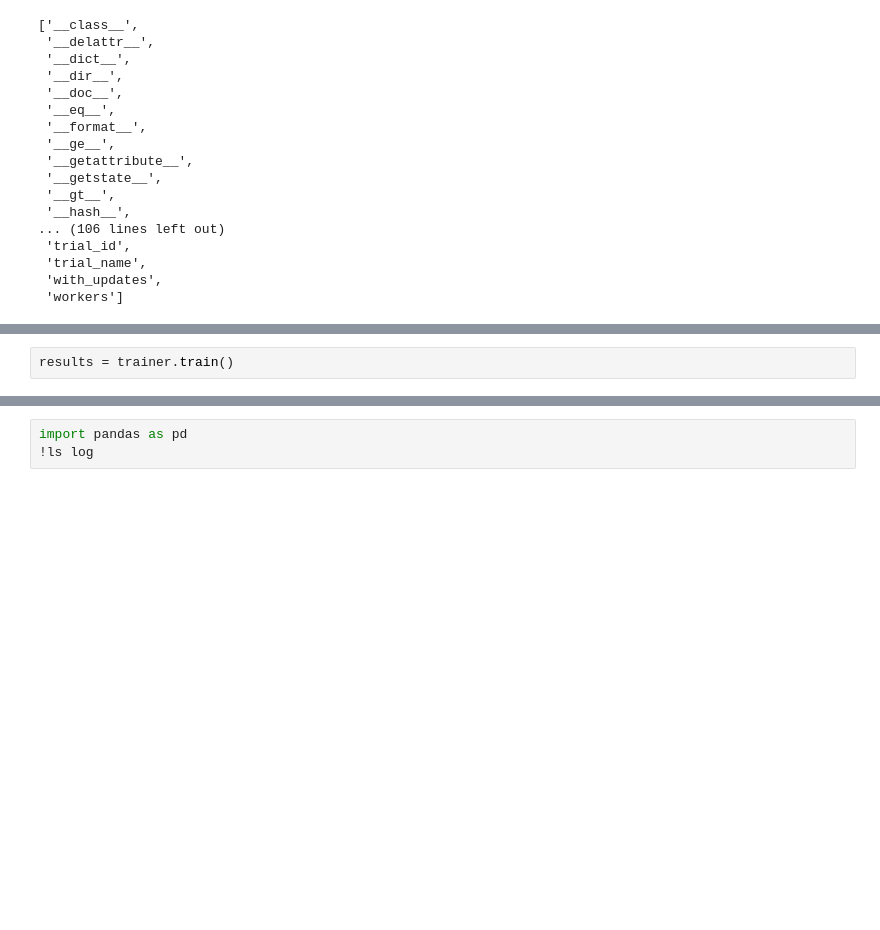
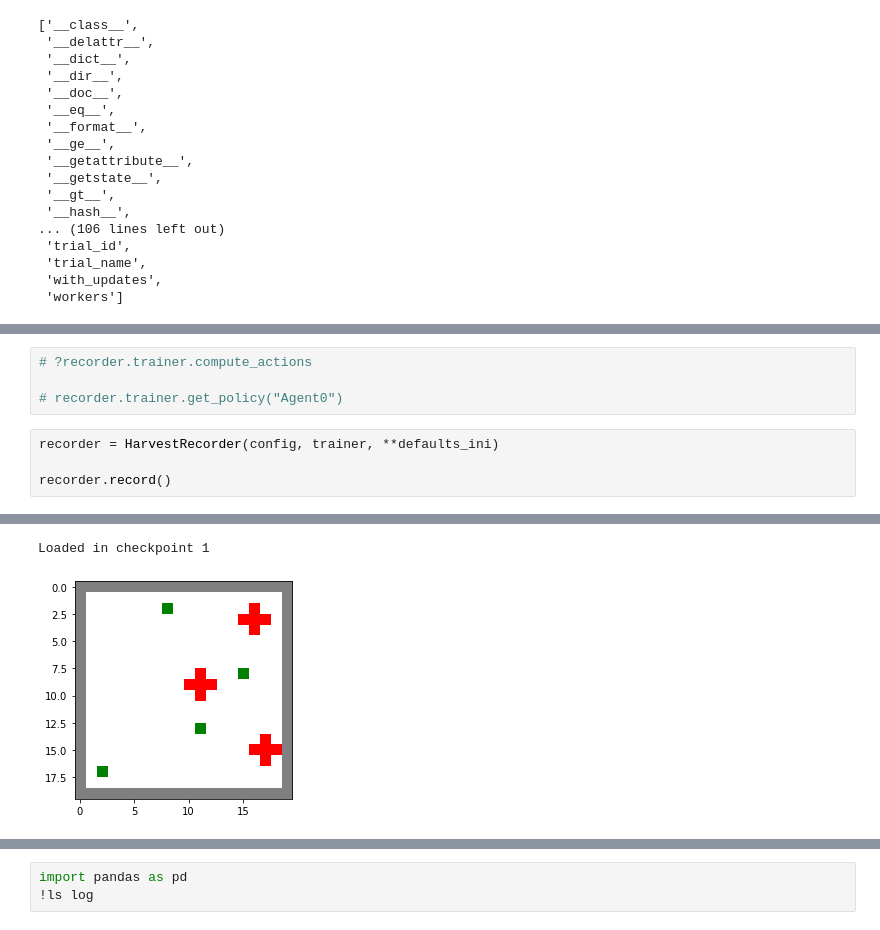
Before and after one commit to RedTachyon/cpr_reputation, a Jupyter notebook: ray_learning.ipynb, the cells around one changed output, grey strips where cells are left out. Cells and saved outputs as stored; diff of their text form; blank space fills up the shorter version.

Commit message:
recording video, a pass thru black, added random seed to unit test

```diff
--- a/ray_learning.ipynb
+++ b/ray_learning.ipynb
@@ -111,2 +106,0 @@ NotImplementedError:
-# %%
-results = trainer.train()
@@ -152,0 +201,9 @@ results
+# %%
+# ?recorder.trainer.compute_actions
+
+# recorder.trainer.get_policy("Agent0")
+# %%
+recorder = HarvestRecorder(config, trainer, **defaults_ini)
+
+recorder.record()
+# %% [output]
@@ -152,0 +212,2 @@ results
+Loaded in checkpoint 1
+[figure, added]
```
Also changed, not shown: parts of 12 cells of this notebook, 9 other files.
